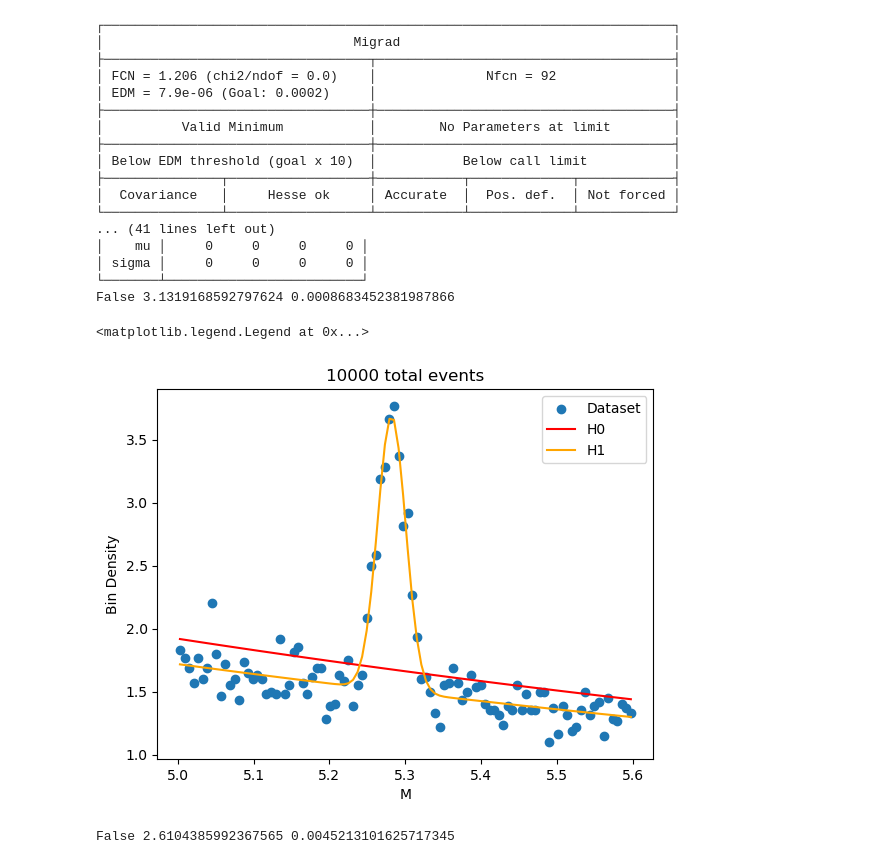
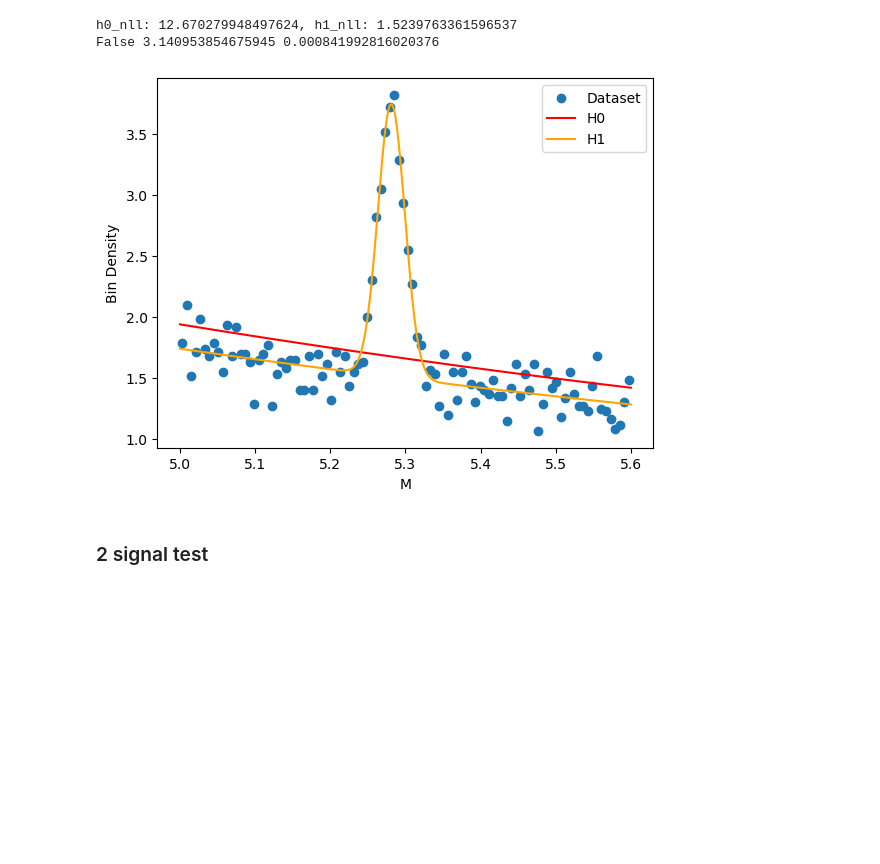
Before and after one commit to knottwill/SignalDiscovery, a Jupyter notebook: src/hypothesis_test.ipynb, the cells around one changed output. Cells and saved outputs as stored; diff of their text form; code cells hidden in the pictures; blank space fills up the shorter version.

Commit message:
investigating unbinned vs binned

```diff
--- a/src/hypothesis_test.ipynb
+++ b/src/hypothesis_test.ipynb
@@ -17,56 +41,20 @@ from hypothesis_test import signal_background_test
 # %%
-true_params = {'f': 0.1, 'lam': 0.5, 'mu': 5.28, 'sigma': 0.018}
+from distributions import total_cdf, total_pdf
+from hypothesis_test import signal_background_test
 
-N_events = 10000
-dataset = generate_from_total_pdf(N_events)
+starting_params={'f': 0.1, 'lam': 0.5, 'mu': 5.28, 'sigma': 0.018}
 
-(bin_density, midpoints, h0_params, h1_params), discovery, Z, p_value = signal_background_test(
-                                                                            dataset,
-                                                                            pdf=total_pdf,
-                                                                            cdf=total_cdf,
-                                                                            binned=True,
-                                                                            starting_params=true_params,
-                                                                            print_fitting_results=True,
-                                                                            return_variables_for_plotting=True
-                                                                            )
+fig, discovery, Z, p_value = signal_background_test(
+                                dataset,
+                                pdf=total_pdf,
+                                cdf=total_cdf,
+                                starting_params=true_params,
+                                binned=True,
+                                plot=True
+                                )
 
 print(discovery, Z, p_value)
 # %% [output]
-┌─────────────────────────────────────────────────────────────────────────┐
-│                                Migrad                                   │
-├──────────────────────────────────┬──────────────────────────────────────┤
-│ FCN = 1.206 (chi2/ndof = 0.0)    │              Nfcn = 92               │
-│ EDM = 7.9e-06 (Goal: 0.0002)     │                                      │
-├──────────────────────────────────┼──────────────────────────────────────┤
-│          Valid Minimum           │        No Parameters at limit        │
-├──────────────────────────────────┼──────────────────────────────────────┤
-│ Below EDM threshold (goal x 10)  │           Below call limit           │
-├───────────────┬──────────────────┼───────────┬─────────────┬────────────┤
-│  Covariance   │     Hesse ok     │ Accurate  │  Pos. def.  │ Not forced │
-└───────────────┴──────────────────┴───────────┴─────────────┴────────────┘
-... (41 lines left out)
-│    mu │     0     0     0     0 │
-│ sigma │     0     0     0     0 │
-└───────┴─────────────────────────┘
-False 3.1319168592797624 0.0008683452381987866
+h0_nll: 12.670279948497624, h1_nll: 1.5239763361596537
+False 3.140953854675945 0.000841992816020376
+[figure, added]
-# %%
-fig, ax = plt.subplots()
-
-# Plotting bin count vs midpoints
-ax.scatter(midpoints, bin_density, label='Dataset', marker='o')
-# ax.plot(midpoints, total_model(midpoints, **true_params), label='True model', color='red')
-ax.plot(midpoints, total_pdf(midpoints, *h0_params), label='H0', color='red')
-ax.plot(midpoints, total_pdf(midpoints, *h1_params), label='H1', color='orange')
-
-ax.set_xlabel('M')
-ax.set_ylabel('Bin Density')
-ax.set_title(f'{N_events} total events')
-
-ax.legend()
-# %% [output]
-<matplotlib.legend.Legend at 0x...>
-[figure, removed]
-# %%
-print(discovery, Z, p_value)
-# %% [output]
-False 2.6104385992367565 0.0045213101625717345
@@ -91,0 +61,2 @@ dataset = generate_from_total_pdf(N_events)
+# %% [markdown]
+### 2 signal test
```
Also changed, not shown: parts of 13 cells of this notebook, 1 other file.
